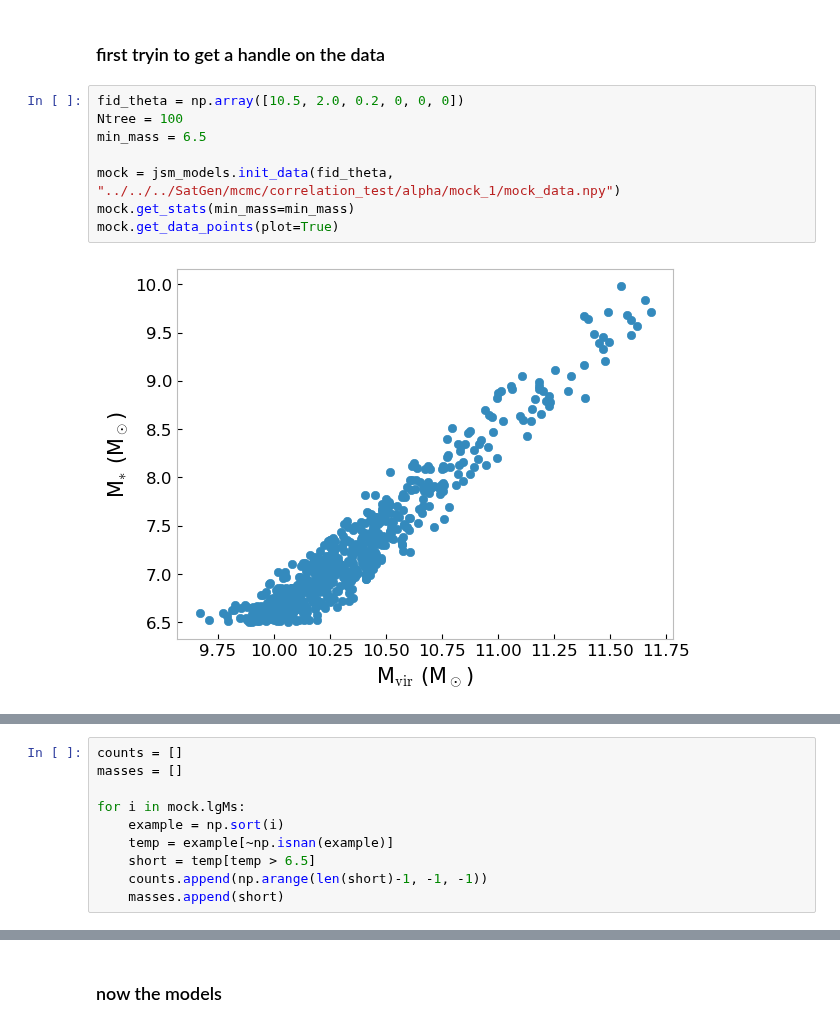
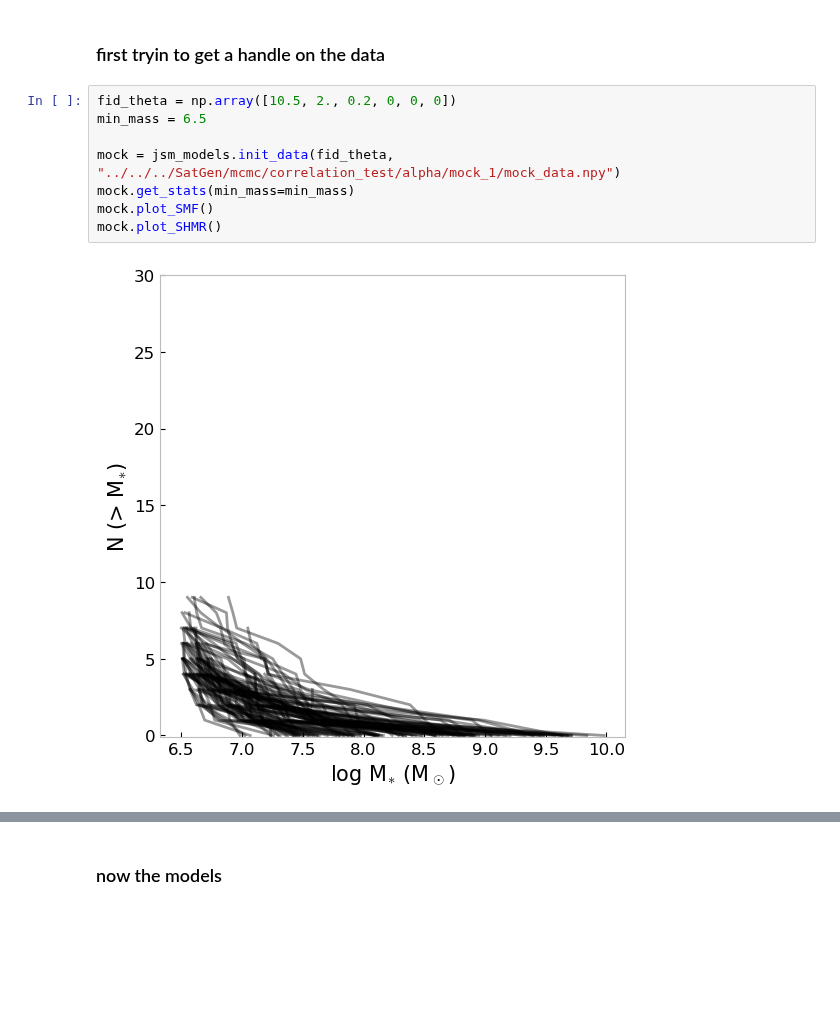
Before and after one commit to jsmonzon/SatGen, a Jupyter notebook: mcmc/notebooks/new_stats_fid.ipynb, the cells around one changed output, grey strips where cells are left out. Drawn from its saved outputs; the diff is of its cells as text; blank space fills up the shorter version.

```diff
--- a/mcmc/notebooks/new_stats_fid.ipynb
+++ b/mcmc/notebooks/new_stats_fid.ipynb
@@ -19,12 +19,12 @@ from scipy.stats import ks_2samp
 # %% [markdown]
 ### first tryin to get a handle on the data
 # %%
-fid_theta = np.array([10.5, 2.0, 0.2, 0, 0, 0])
-Ntree = 100
+fid_theta = np.array([10.5, 2., 0.2, 0, 0, 0])
 min_mass = 6.5
 
 mock = jsm_models.init_data(fid_theta, "../../../SatGen/mcmc/correlation_test/alpha/mock_1/mock_data.npy")
 mock.get_stats(min_mass=min_mass)
-mock.get_data_points(plot=True)
+mock.plot_SMF()
+mock.plot_SHMR()
 # %% [output]
-[figure, old version]
+[figure, new version]
@@ -31,10 +31,0 @@ mock.get_data_points(plot=True)
-# %%
-counts = []
-masses = []
-
-for i in mock.lgMs:
-    example = np.sort(i)
-    temp = example[~np.isnan(example)]
-    short = temp[temp > 6.5]
-    counts.append(np.arange(len(short)-1, -1, -1))
-    masses.append(short)
```
Also changed, not shown: parts of 42 cells of this notebook, 36 other files.
